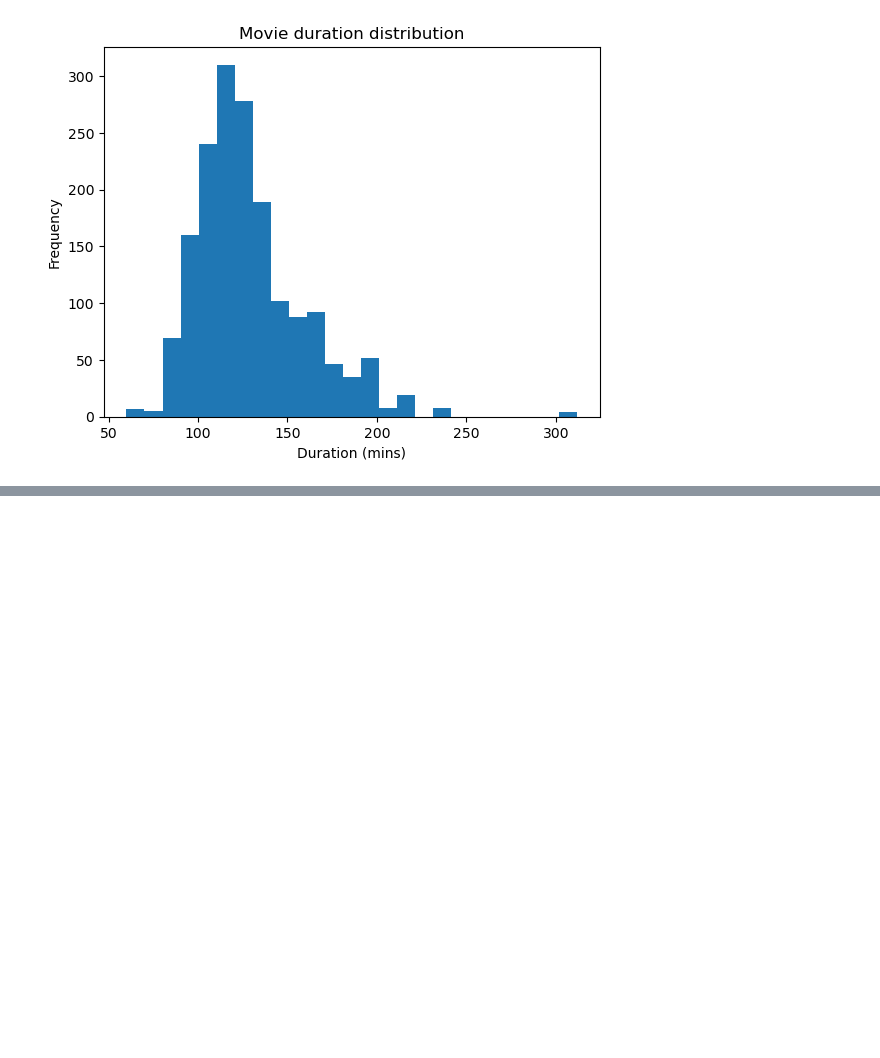
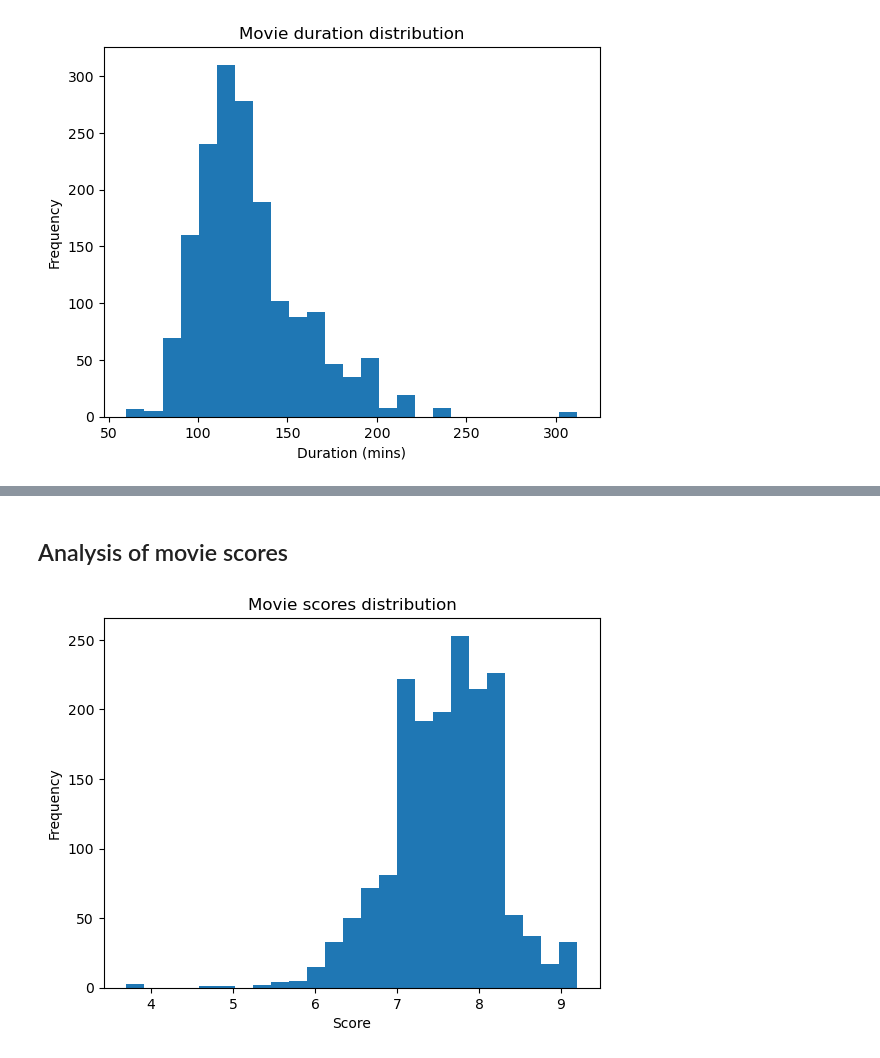
Before and after one commit to davidfernandez1619/ETL_project, a Jupyter notebook: Notebooks/5-Visualization.ipynb, the cells around one changed output, grey strips where cells are left out. Cells and saved outputs as stored; diff of their text form; code cells hidden in the pictures; blank space fills up the shorter version.

Commit message:
visualization done

```diff
--- a/Notebooks/5-Visualization.ipynb
+++ b/Notebooks/5-Visualization.ipynb
@@ -40,13 +42,13 @@ df
 '''Now, we check how many remaining movies have a duration of less than 45 mins (as the minimun duration to
 be considered a movie), as well as those that didnt get the duration right, and have a 0'''
 
-remaining = df[df['Film Duration'] <=45]
+remaining = df_copy[df_copy['Film Duration'] <=45]
 
 '''Now, we drop the remaining rows from our df, and reset the indexes'''
 
-df = df.drop(remaining.index)
-df = df.reset_index()
-df = df.drop('index', axis=1)
+df_copy = df_copy.drop(remaining.index)
+df_copy = df_copy.reset_index()
+df_copy = df_copy.drop('index', axis=1)
 # %%
 '''We calculate some basic descriptive statistics. We can see that the mean of the duration of the movies (that
 have won an Oscar) is 129 mins'''
@@ -126,0 +113,18 @@ df
+# %% [markdown]
+## Analysis of movie scores ##
+# %%
+'''df['Film score'].hist(bins=10, figsize=(10, 6))
+plt.xlabel('Score')
+plt.ylabel('Frequency')
+plt.title('Movie scores distribution')
+plt.show()'''
+
+df_copy2 = df_copy.copy() # We create another copy of our copy
+
+plt.hist(df_copy2['Film score'], bins=25)
+plt.xlabel('Score')
+plt.ylabel('Frequency')
+plt.title('Movie scores distribution')
+plt.show()
+# %% [output]
+[figure, added]
```
Also changed, not shown: parts of 14 cells of this notebook, 3 other files.
